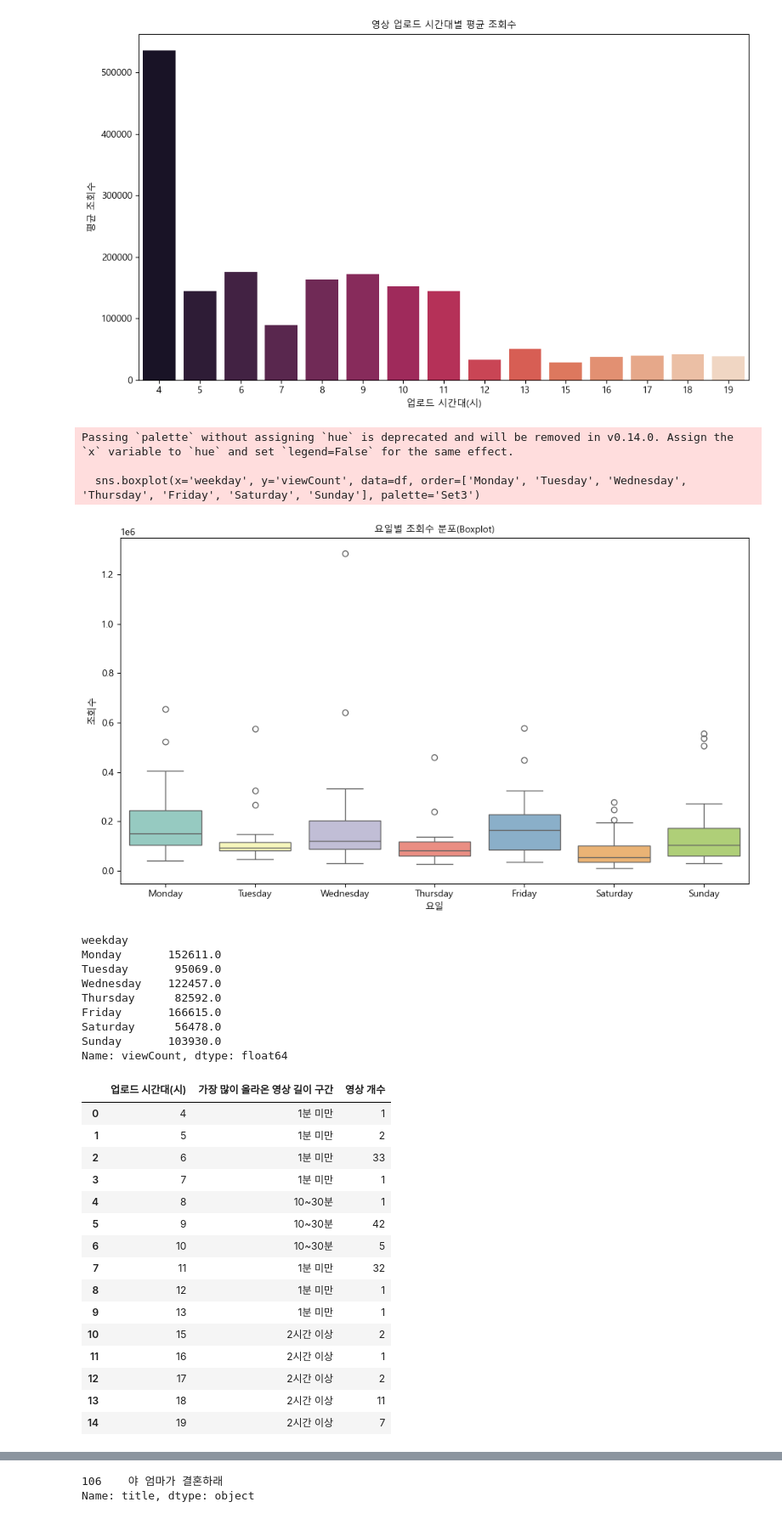
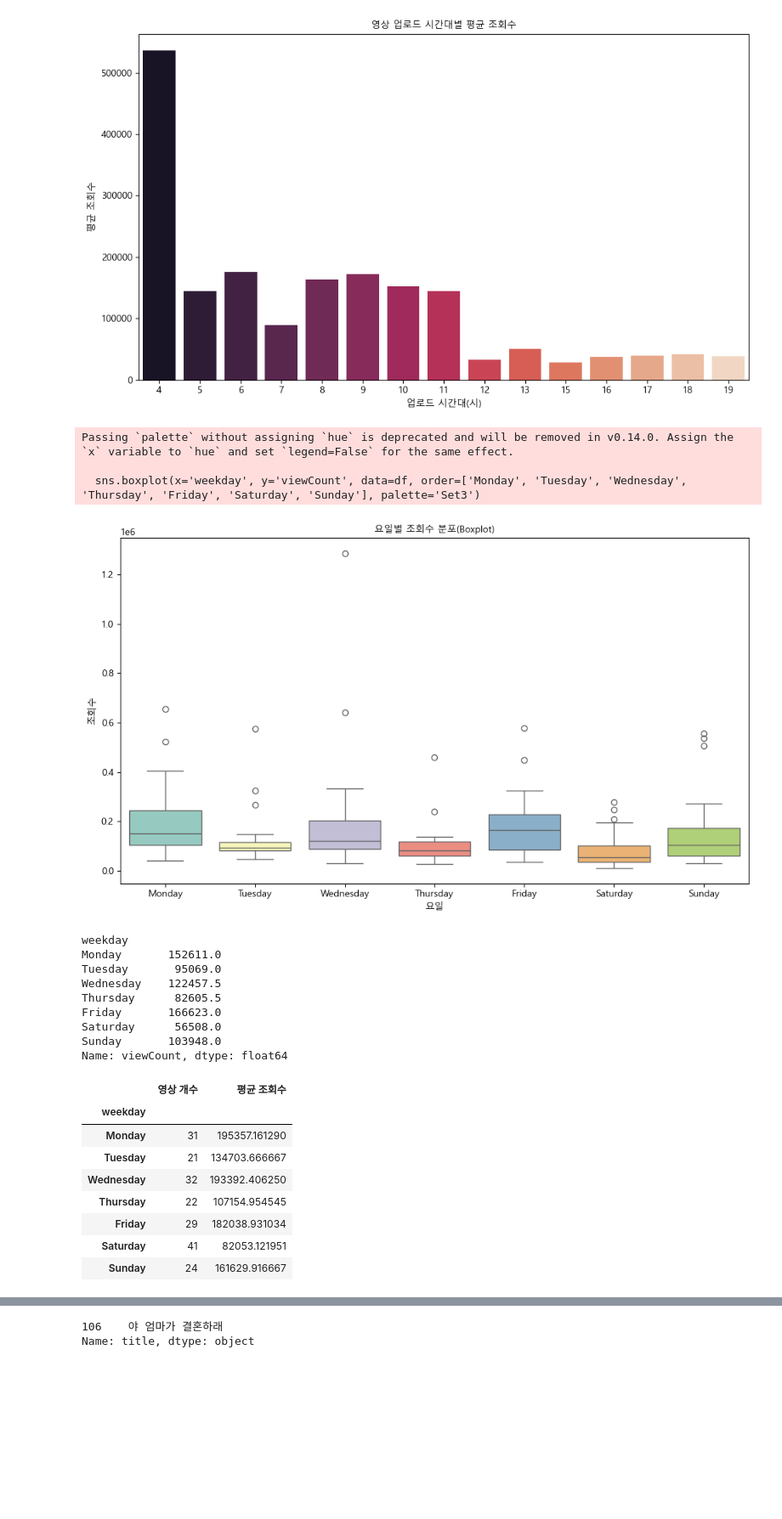
Before and after one commit to blessing1818/youtube, a Jupyter notebook: jin.ipynb, the cells around one changed output, grey strips where cells are left out. Shown at 85% size. Cells and saved outputs as stored; diff of their text form; code cells hidden in the pictures; blank space fills up the shorter version.

```diff
--- a/jin.ipynb
+++ b/jin.ipynb
@@ -66,9 +66,26 @@ df
 | 198 | czFLlXb-G9g | 동갑내기 부부의 리얼 밥상 모먼트│돌디밥 ep1 | 2025-04-21T09:00:50Z | 152611 | 3019 | 306 | PT27M32S |
 | 199 | CcQ4HgjUp4o | 진돌아 미술계에 뺏길뻔한 체육계의 인재를 본래의 진로로 돌려... | 2025-04-20T06:00:09Z | 130566 | 2520 | 44 | PT51S |
 200 rows × 7 columns
+# %%
+# publishedAt을 datetime 타입으로 변환
+df['publishedAt'] = pd.to_datetime(df['publishedAt'])
+
+# 요일 컬럼 추가 (영문 요일)
+df['weekday'] = df['publishedAt'].dt.day_name()
 # %%
+# publishedAt을 datetime 타입으로 변환 및 요일 컬럼 추가
+df['publishedAt'] = pd.to_datetime(df['publishedAt'])
+df['weekday'] = df['publishedAt'].dt.day_name()
+
+# 상위 10개 영상 추출
+top10 = df.nlargest(10, 'viewCount')
+
+# 요일별 평균 조회수 계산
+weekday_avg_views = df.groupby('weekday')['viewCount'].mean().reindex(['Monday', 'Tuesday', 'Wednesday', 'Thursday', 'Friday', 'Saturday', 'Sunday'])
+
 import matplotlib.font_manager as fm
-# duration 컬럼을 분 단위로 변환
+import matplotlib.pyplot as plt
+import seaborn as sns
 import re
 
 def duration_to_min(duration):
@@ -200,40 +217,40 @@ Passing `palette` without assigning `hue` is deprecated and will be removed in v
 weekday
 Monday       152611.0
 Tuesday       95069.0
-Wednesday    122457.0
-Thursday      82592.0
-Friday       166615.0
-Saturday      56478.0
-Sunday       103930.0
+Wednesday    122457.5
+Thursday      82605.5
+Friday       166623.0
+Saturday      56508.0
+Sunday       103948.0
 Name: viewCount, dtype: float64
 # %%
 from IPython.display import display
+import pandas as pd
+
+# 요일별 영상 개수와 평균 조회수 표 생성
+result = pd.DataFrame({
+    '영상 개수': df['weekday'].value_counts().reindex(['Monday', 'Tuesday', 'Wednesday', 'Thursday', 'Friday', 'Saturday', 'Sunday']),
+    '평균 조회수': weekday_avg_views
+})
 
 styled_result = result.style.set_properties(**{
     'text-align': 'center'
 }).set_table_styles([{
     'selector': 'th',
     'props': [('text-align', 'center'), ('font-weight', 'bold')]
 }]).background_gradient(subset=['영상 개수'], cmap='YlOrRd')
 
 display(styled_result)
 # %% [output]
-|  | 업로드 시간대(시) | 가장 많이 올라온 영상 길이 구간 | 영상 개수 |
-| 0 | 4 | 1분 미만 | 1 |
-| 1 | 5 | 1분 미만 | 2 |
-| 2 | 6 | 1분 미만 | 33 |
-| 3 | 7 | 1분 미만 | 1 |
-| 4 | 8 | 10~30분 | 1 |
-| 5 | 9 | 10~30분 | 42 |
-| 6 | 10 | 10~30분 | 5 |
-| 7 | 11 | 1분 미만 | 32 |
-| 8 | 12 | 1분 미만 | 1 |
-| 9 | 13 | 1분 미만 | 1 |
-| 10 | 15 | 2시간 이상 | 2 |
-| 11 | 16 | 2시간 이상 | 1 |
-| 12 | 17 | 2시간 이상 | 2 |
-| 13 | 18 | 2시간 이상 | 11 |
-| 14 | 19 | 2시간 이상 | 7 |
+|  | 영상 개수 | 평균 조회수 |
+| weekday |  |  |
+| Monday | 31 | 195357.161290 |
+| Tuesday | 21 | 134703.666667 |
+| Wednesday | 32 | 193392.406250 |
+| Thursday | 22 | 107154.954545 |
+| Friday | 29 | 182038.931034 |
+| Saturday | 41 | 82053.121951 |
+| Sunday | 24 | 161629.916667 |
 # %%
 # 영상 업로드 시간대(시)별 평균 조회수 표 생성
 hourly_avg_views_df = hourly_avg_views.reset_index()
```
Also changed, not shown: parts of 15 cells of this notebook, 1 other file.
